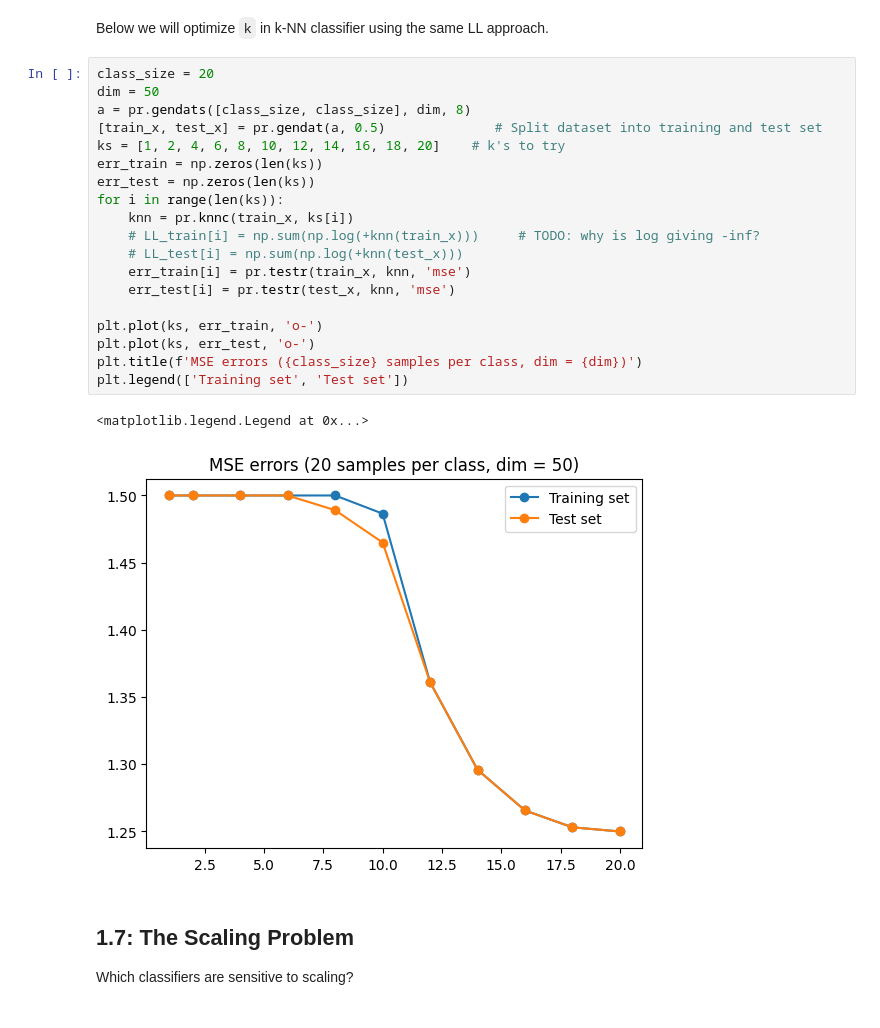
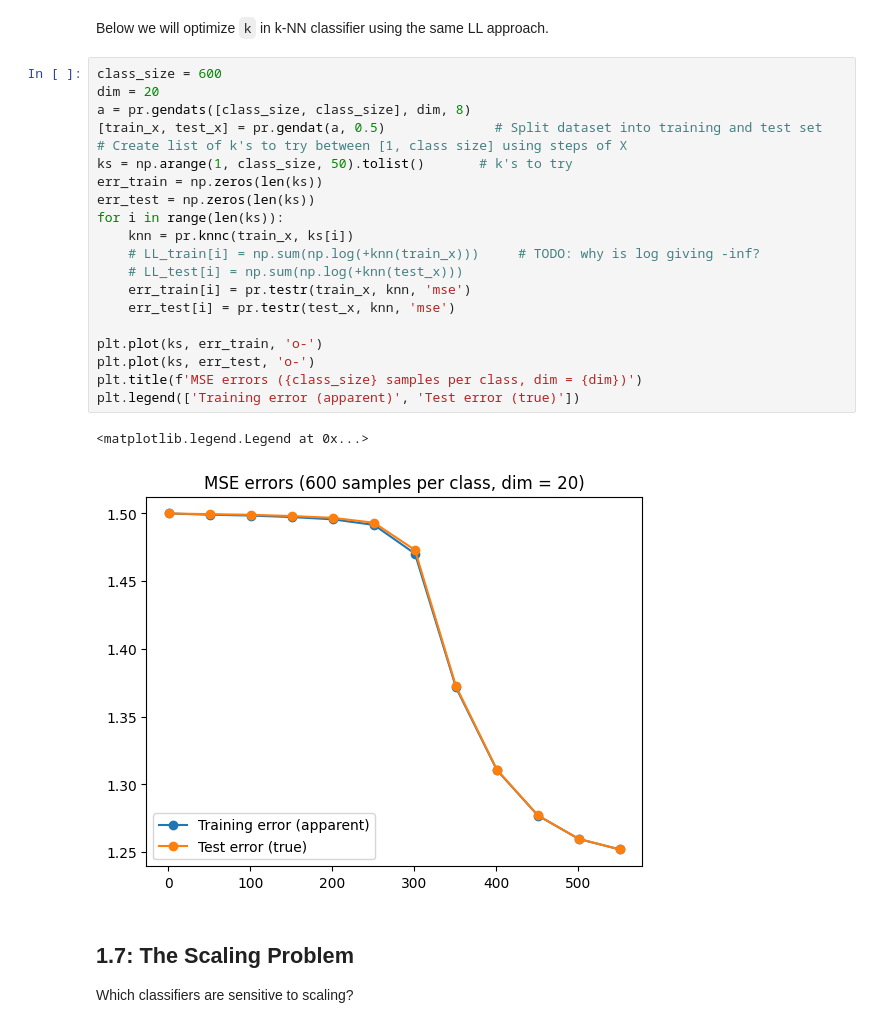
Before and after one commit to nadinekuo/MachineLearning1-Labs, a Jupyter notebook: 1-Basics-of-ML/decision-theory.ipynb, the cells around one changed output. Saved outputs shown, nothing was run; the diff lists cells and outputs as text.

```diff
--- a/1-Basics-of-ML/decision-theory.ipynb
+++ b/1-Basics-of-ML/decision-theory.ipynb
@@ -356,27 +356,28 @@ plt.legend(['Training set', 'Test set'])
 # %% [markdown]
 Below we will optimize `k` in k-NN classifier using the same LL approach.
 # %%
-class_size = 20
-dim = 50
+class_size = 600
+dim = 20
 a = pr.gendats([class_size, class_size], dim, 8)
 [train_x, test_x] = pr.gendat(a, 0.5)              # Split dataset into training and test set
-ks = [1, 2, 4, 6, 8, 10, 12, 14, 16, 18, 20]    # k's to try
+# Create list of k's to try between [1, class size] using steps of X
+ks = np.arange(1, class_size, 50).tolist()       # k's to try
 err_train = np.zeros(len(ks))
 err_test = np.zeros(len(ks))
 for i in range(len(ks)):
     knn = pr.knnc(train_x, ks[i])
     # LL_train[i] = np.sum(np.log(+knn(train_x)))     # TODO: why is log giving -inf?
     # LL_test[i] = np.sum(np.log(+knn(test_x)))
     err_train[i] = pr.testr(train_x, knn, 'mse')
     err_test[i] = pr.testr(test_x, knn, 'mse')
 
 plt.plot(ks, err_train, 'o-')
 plt.plot(ks, err_test, 'o-')
 plt.title(f'MSE errors ({class_size} samples per class, dim = {dim})')
-plt.legend(['Training set', 'Test set'])
+plt.legend(['Training error (apparent)', 'Test error (true)'])
 # %% [output]
 <matplotlib.legend.Legend at 0x...>
-[figure, old version]
+[figure, new version]
 # %% [markdown]
 ## 1.7: The Scaling Problem
 
```
Also changed, not shown: 3 other files.
